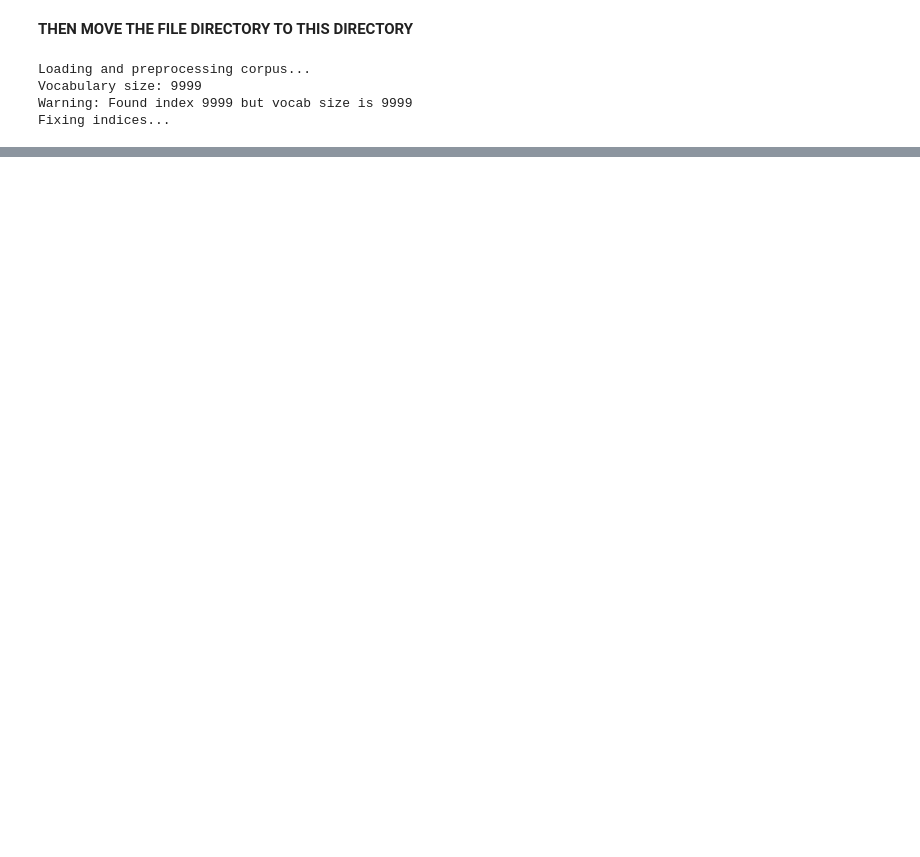
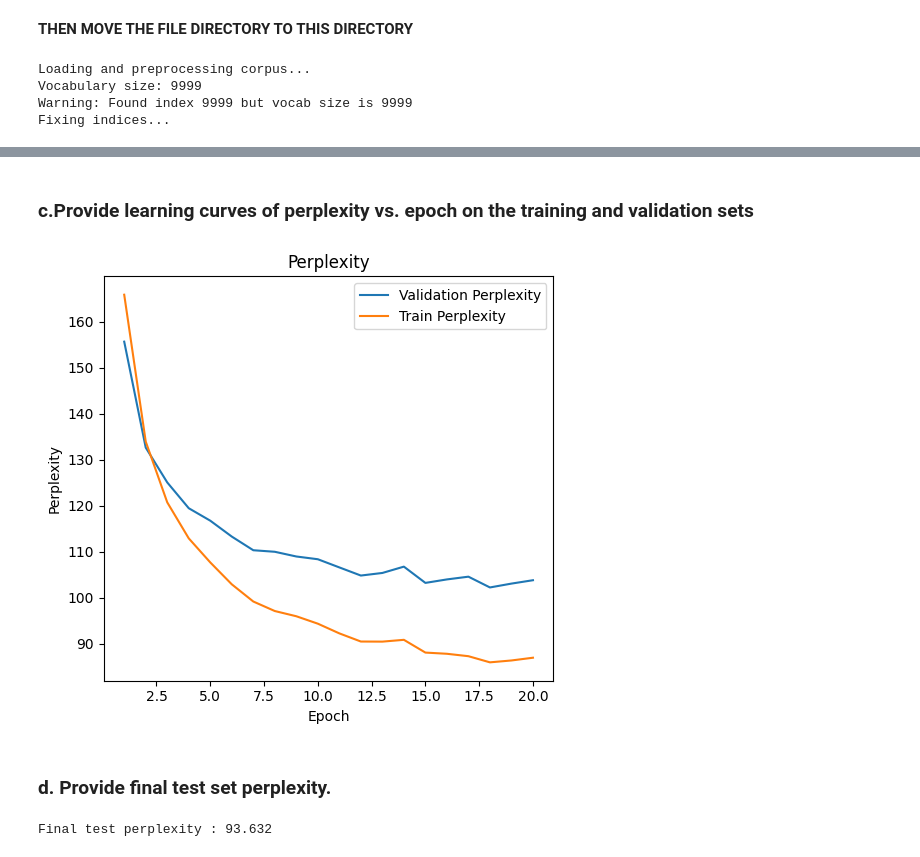
Before and after one commit to msr-in-msai/msai437-hw3, a Jupyter notebook: hw3.ipynb, the cells around one changed output, grey strips where cells are left out. Drawn from its saved outputs; the diff is of its cells as text; code cells hidden in the pictures; blank space fills up the shorter version.

```diff
--- a/hw3.ipynb
+++ b/hw3.ipynb
@@ -47,7 +47,7 @@ hidden_dim = 256
 dropout_prob = 0.5
 num_epochs = 20
 batch_size = 32
-seq_length = 20  # Number of unrolled time steps
+seq_length = 29  # Number of unrolled time steps
 learning_rate = 0.001
 vocab_size = 10000  # Reduced vocabulary size
 unk_threshold = 5  # Frequency threshold for unknown tokens
@@ -249,10 +249,19 @@ try:
     best_val_ppl = float('inf')
     print("Starting training...")
 
+    val_ppls = []
+    train_ppls = []
+
+
+
     for epoch in range(1, num_epochs + 1):
         epoch_start_time = time.time()
         train(model, train_data, criterion, optimizer, seq_length)
         val_ppl = evaluate(model, valid_data, criterion, seq_length)
+        train_ppl = evaluate(model, train_data, criterion, seq_length)
+
+        val_ppls.append(val_ppl)
+        train_ppls.append(train_ppl)
 
         print('-' * 89)
         print(f'| end of epoch {epoch:3d} | time: {(time.time() - epoch_start_time):5.2f}s | '
@@ -349,0 +423,25 @@ the <unk> , while both <unk> the 2010 , <unk> was H. Wright of the state of 1994
+# %% [markdown]
+### c.Provide learning curves of perplexity vs. epoch on the training and validation sets
+# %%
+    # Plot learning curves
+    plt.figure(figsize=(10, 5))
+
+    # Plot Validation and Train Perplexity
+    plt.subplot(1, 2, 2)
+    plt.plot(range(1, num_epochs + 1), val_ppls, label='Validation Perplexity')
+    plt.plot(range(1, num_epochs + 1), train_ppls, label='Train Perplexity')
+    plt.xlabel('Epoch')
+    plt.ylabel('Perplexity')
+    plt.title('Perplexity')
+    plt.legend()
+
+    plt.tight_layout()
+    plt.show()
+# %% [output]
+[figure, added]
+# %% [markdown]
+### d. Provide final test set perplexity.
+# %%
+print(f"Final test perplexity : {test_ppl:.3f}")
+# %% [output]
+Final test perplexity : 93.632
```
Also changed, not shown: parts of 9 cells of this notebook, 1 other file.
